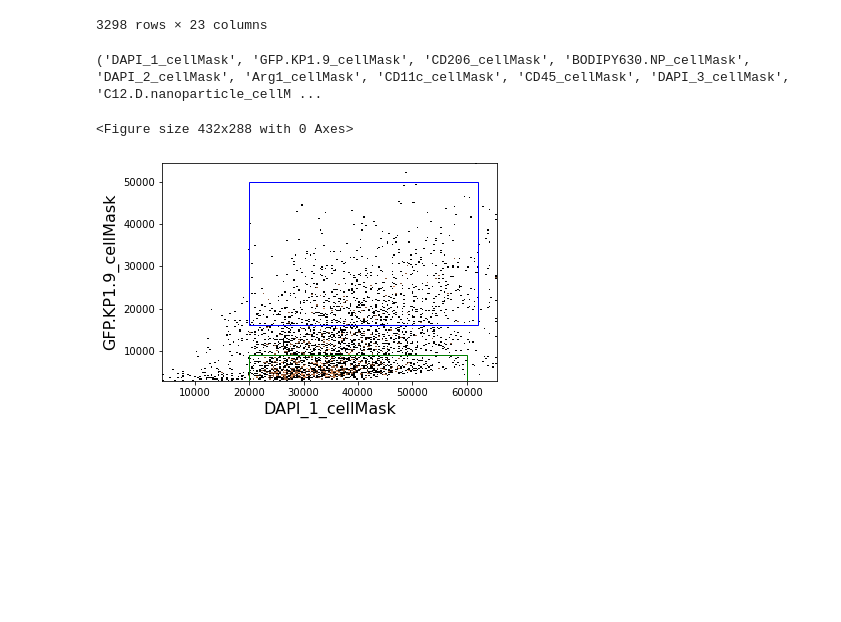
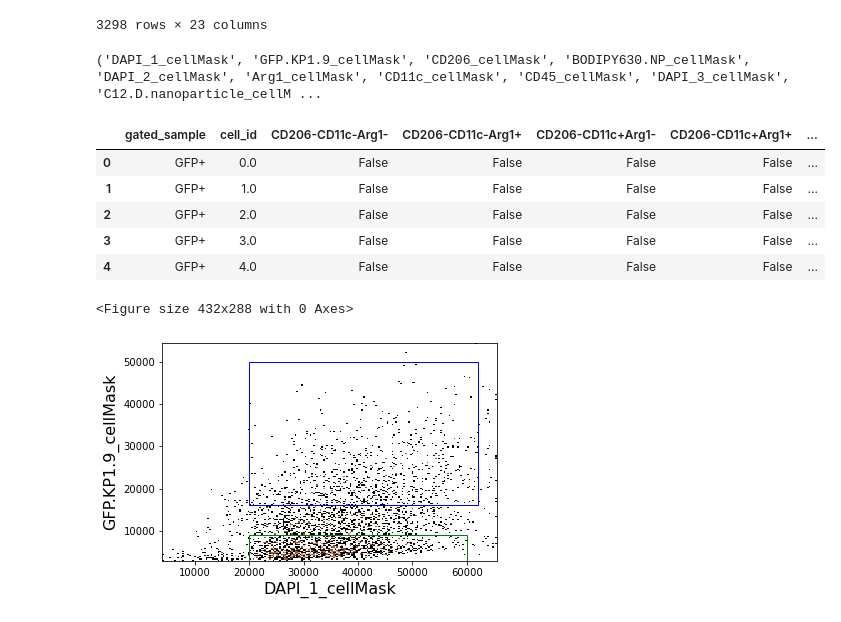
Before and after one commit to keller-mark/nanosaber-mcmicro, a Jupyter notebook: fc_2_1.ipynb, the cells around one changed output. Drawn from its saved outputs; the diff is of its cells as text; code cells hidden in the pictures; blank space fills up the shorter version.

```diff
--- a/fc_2_1.ipynb
+++ b/fc_2_1.ipynb
@@ -58,0 +99,37 @@ gfp_neg_thresholds = [
+# %%
+conditions = list(itertools.product([False, True], repeat=3))
+channels = ["CD206_cellMask", "CD11c_cellMask", "Arg1_cellMask"]
+
+gated_sample_df = pd.DataFrame(data=[], index=[], columns=["gated_sample"])
+
+for gated_sample_name, gated_sample in gated_samples.items():
+
+    condition_gated_df = pd.DataFrame(index=sample.get_data().index.values.tolist(), columns=[], data=[])
+
+    for condition in conditions:
+        condition_state = dict(zip(channels, condition))
+        condition_name = "".join([ c_name.replace("_cellMask", "") + ("+" if c_val else "-") for c_name, c_val in condition_state.items() ])
+        condition_gated_sample = gated_sample
+
+        for condition_channel, condition_value in condition_state.items():
+            condition_gate = ThresholdGate(thresholds[gated_sample_name[:4]][condition_channel], condition_channel, ("above" if condition_value else "below"), )
+            condition_gated_sample = gated_sample.gate(condition_gate)
+
+        condition_cells = condition_gated_sample.get_data().index.values.tolist()
+        condition_gated_df[condition_name] = condition_gated_df.index.to_series().apply(lambda i: i in condition_cells)
+
+    condition_gated_df.index = condition_gated_df.index.rename("cell_id")
+
+    condition_gated_df["gated_sample"] = gated_sample_name
+    condition_gated_df = condition_gated_df.reset_index()
+
+    gated_sample_df = gated_sample_df.append(condition_gated_df, ignore_index=True)
+# %%
+gated_sample_df.head()
+# %% [output]
+|  | gated_sample | cell_id | CD206-CD11c-Arg1- | CD206-CD11c-Arg1+ | CD206-CD11c+Arg1- | CD206-CD11c+Arg1+ | ... |
+| 0 | GFP+ | 0.0 | False | False | False | False | ... |
+| 1 | GFP+ | 1.0 | False | False | False | False | ... |
+| 2 | GFP+ | 2.0 | False | False | False | False | ... |
+| 3 | GFP+ | 3.0 | False | False | False | False | ... |
+| 4 | GFP+ | 4.0 | False | False | False | False | ... |
```
Also changed, not shown: parts of 5 cells of this notebook.
